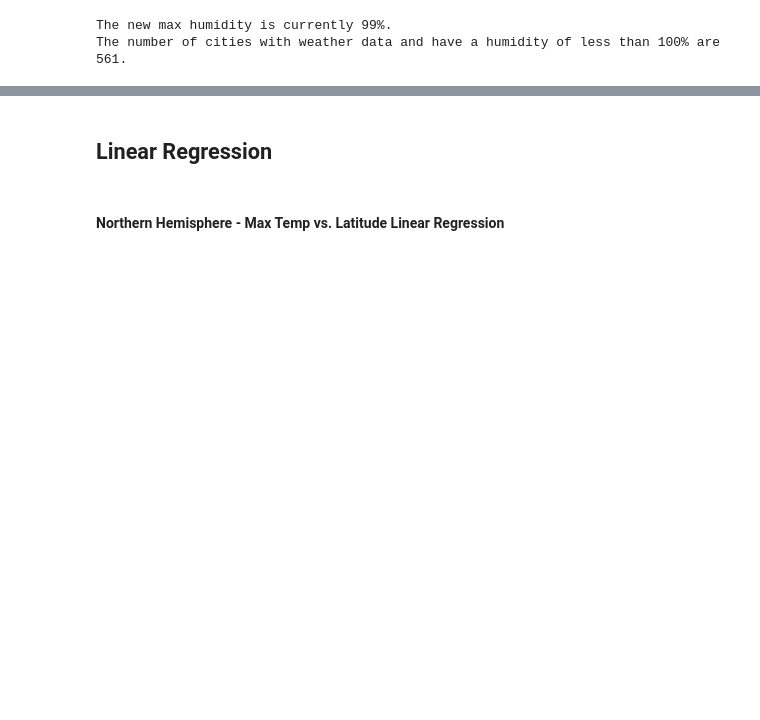
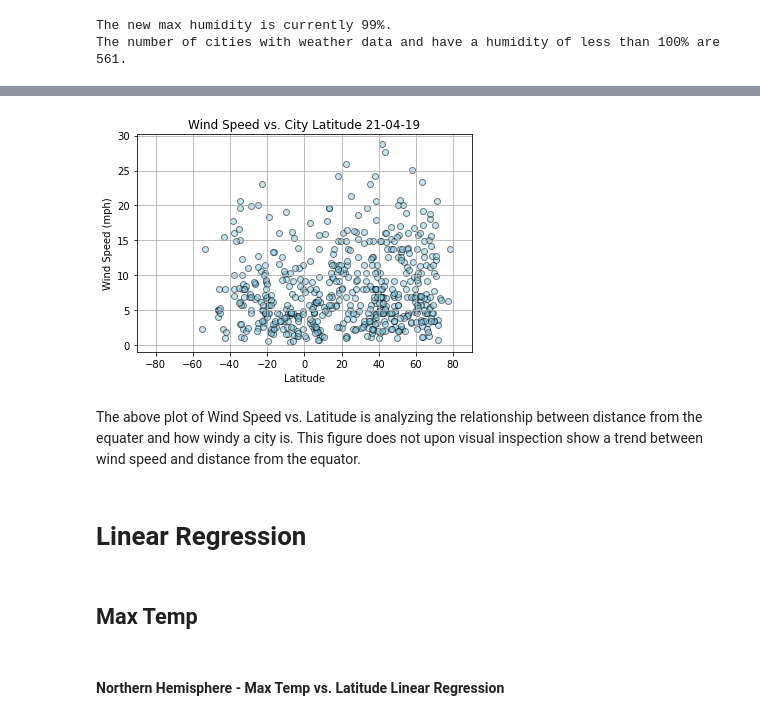
Before and after one commit to madisonfisher/python-api-challenge, a Jupyter notebook: WeatherPy.ipynb, the cells around one changed output, grey strips where cells are left out. Saved outputs shown, nothing was run; the diff lists cells and outputs as text; code cells hidden in the pictures; blank space fills up the shorter version.

```diff
--- a/WeatherPy.ipynb
+++ b/WeatherPy.ipynb
@@ -184,2 +214,15 @@ The number of cities with weather data and have a humidity of less than 100% are
+# %%
+plt.scatter(clean_city_data["Lat"], clean_city_data["Wind Speed"], marker="o", facecolors="skyblue", edgecolors="black", alpha =.5)
+plt.xlim(-90,90)
+plt.title(f"Wind Speed vs. City Latitude {thedate}")
+plt.xlabel("Latitude")
+plt.ylabel("Wind Speed (mph)")
+plt.grid()
+plt.savefig("weather_data/wind_latitude.png")
+plt.show()
+# %% [output]
+[figure, added]
+# %% [markdown]
+The above plot of Wind Speed vs. Latitude is analyzing the relationship between distance from the equater and how windy a city is. This figure does not upon visual inspection show a trend between wind speed and distance from the equator.
 # %% [markdown]
-## Linear Regression
+# Linear Regression
@@ -186,2 +231,4 @@ The number of cities with weather data and have a humidity of less than 100% are
+# %% [markdown]
+## Max Temp
 # %% [markdown]
 ####  Northern Hemisphere - Max Temp vs. Latitude Linear Regression
```
Also changed, not shown: parts of 33 cells of this notebook, 4 other files.
